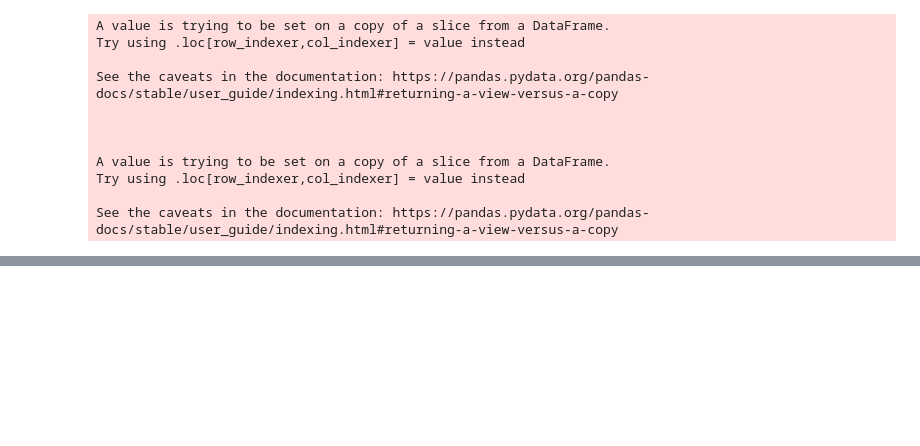
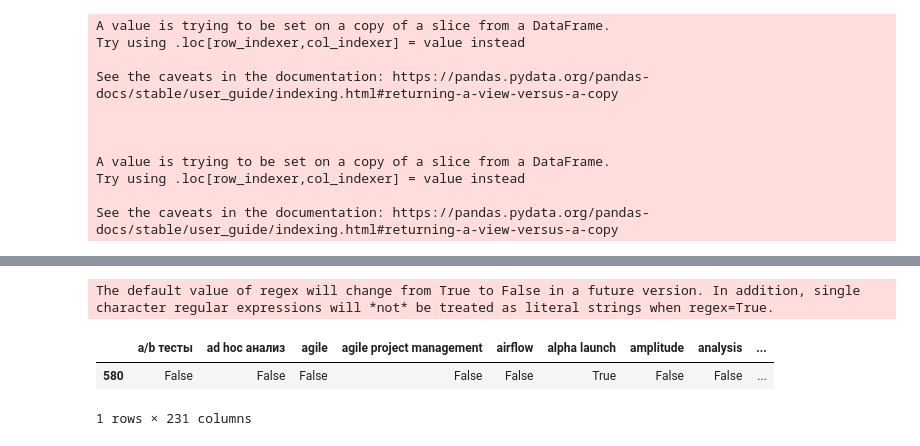
Before and after one commit to loverberg/skillsDS, a Jupyter notebook: hh_analytics.ipynb, the cells around one changed output, grey strips where cells are left out. Saved outputs shown, nothing was run; the diff lists cells and outputs as text; code cells hidden in the pictures; blank space fills up the shorter version.

```diff
--- a/hh_analytics.ipynb
+++ b/hh_analytics.ipynb
@@ -230,0 +241,13 @@ Text(61.125, 0.5, '')
+# %%
+high = salary['Keys'].str.lower().str.replace("'", "").str.replace(']', '').str.replace('[', '').str.split(',').str.join(',')\
+    .str.get_dummies(sep=',').astype(bool)
+# %% [output]
+The default value of regex will change from True to False in a future version. In addition, single character regular expressions will *not* be treated as literal strings when regex=True.
+# %%
+score = pd.merge(high, salary['mean_salary'], left_index=True, right_index=True)
+# %%
+score[score[score.columns[5]] == True]
+# %% [output]
+|  | a/b тесты | ad hoc анализ | agile | agile project management | airflow | alpha launch | amplitude | analysis | ... |
+| 580 | False | False | False | False | False | True | False | False | ... |
+1 rows × 231 columns
```
Also changed, not shown: parts of 6 cells of this notebook.
